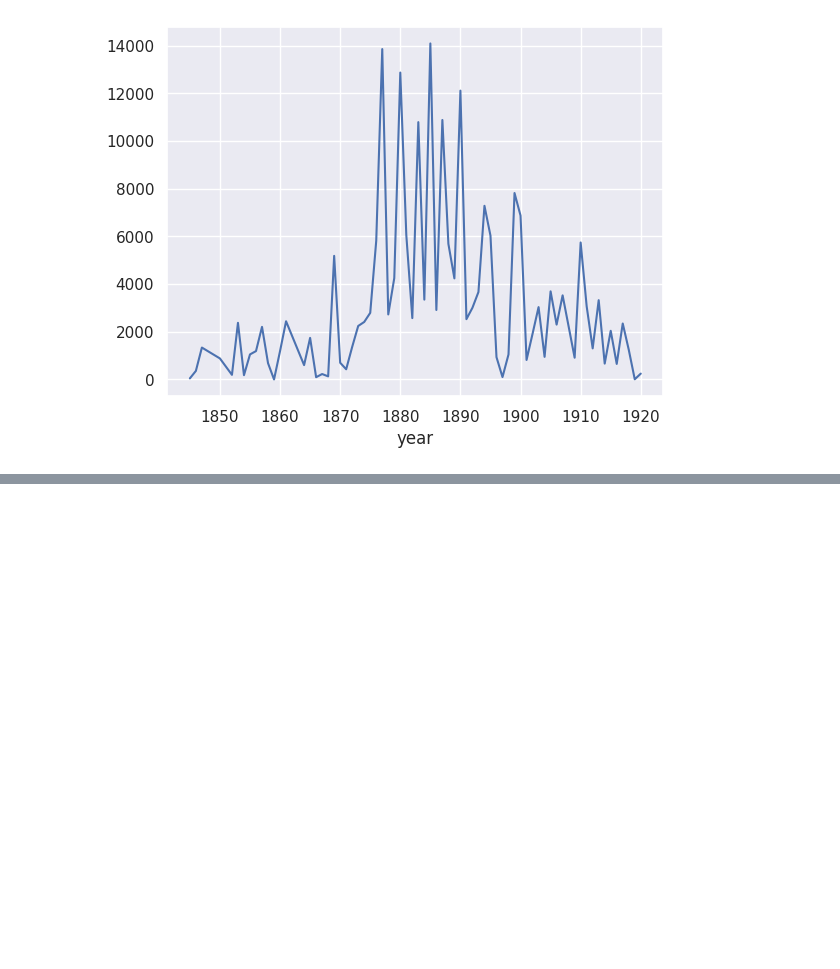
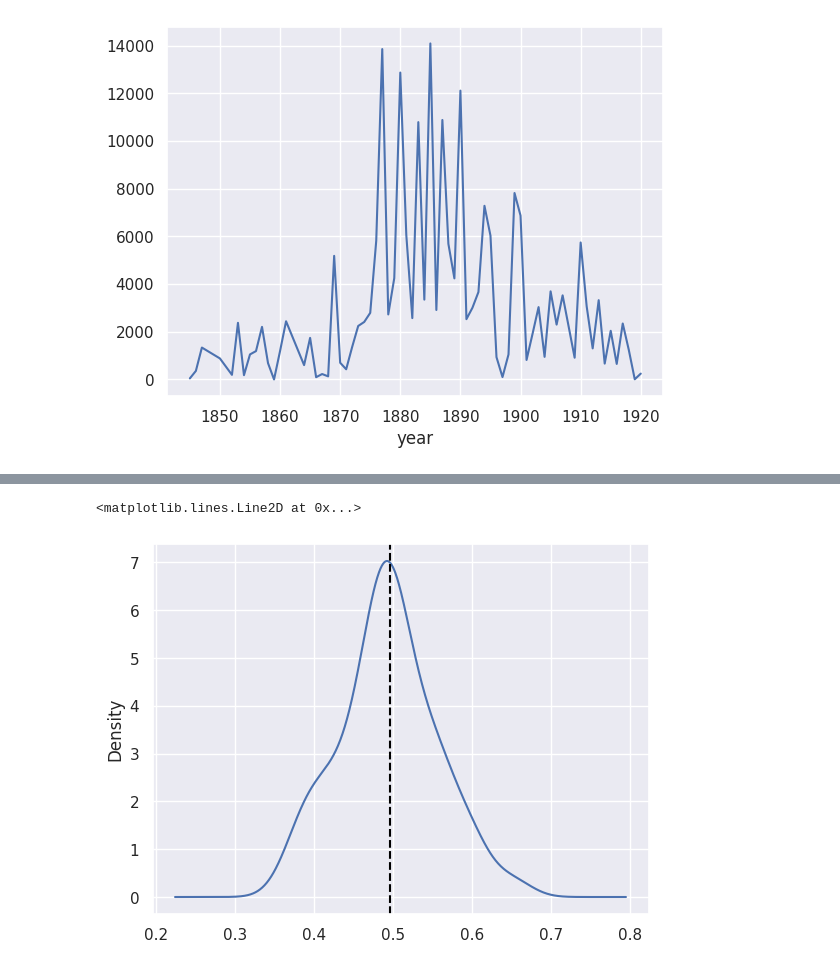
Before and after one commit to kasparvonbeelen/lancaster-newspaper-workshop, a Jupyter notebook: word_counts.ipynb, the cells around one changed output, grey strips where cells are left out. Cells and saved outputs as stored; diff of their text form; code cells hidden in the pictures; blank space fills up the shorter version.

```diff
--- a/word_counts.ipynb
+++ b/word_counts.ipynb
@@ -216,0 +217,4 @@ sns.lineplot(x='year',y='ratio', data=df)
+# %%
+from random import shuffle, random
+scores = [random() for _ in range(100)]
+scores[:10]
@@ -216,0 +232,12 @@ sns.lineplot(x='year',y='ratio', data=df)
+# %%
+size = 20
+n_trials = 100
+means = []
+for _ in range(n_trials):
+  shuffle(scores)
+  means.append(sum(scores[:size]) / size)
+ax = pd.Series(means).plot(kind='density')
+ax.axvline(sum(scores)/len(scores), color="black", linestyle="dashed")
+# %% [output]
+<matplotlib.lines.Line2D at 0x...>
+[figure, added]
```
Also changed, not shown: parts of 15 cells of this notebook.
